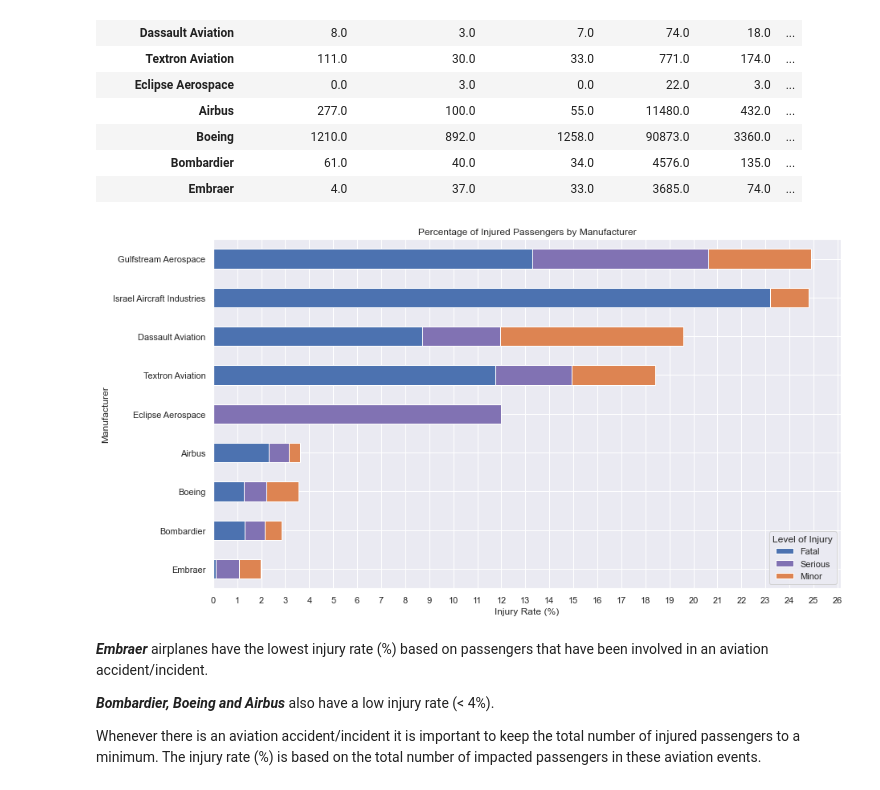
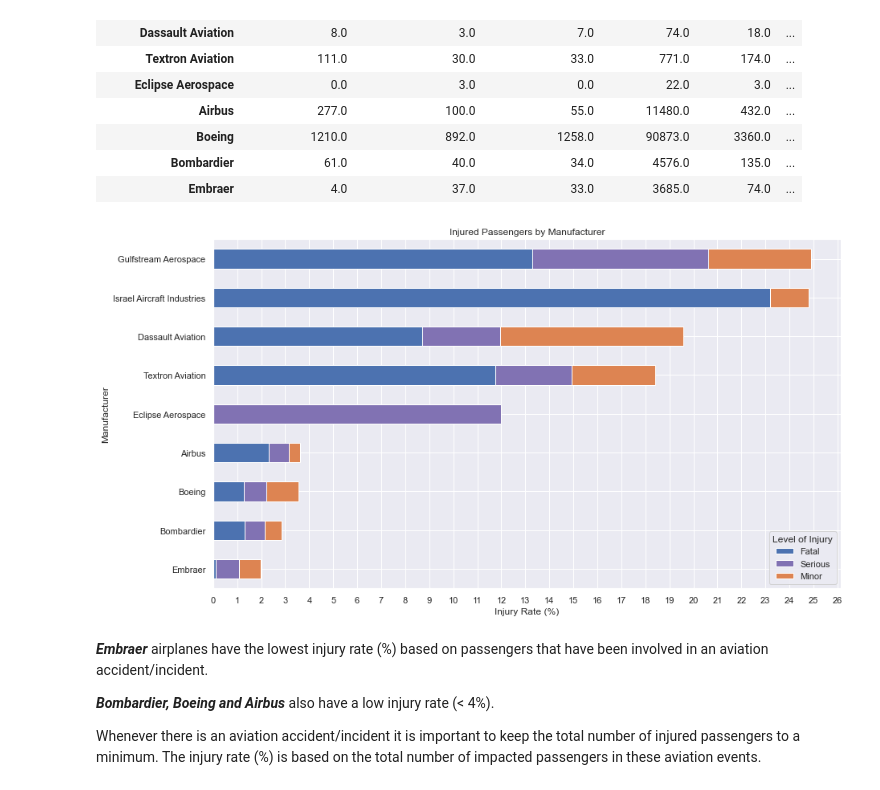
Before and after one commit to hfu-dev/safest-aircraft-analysis, a Jupyter notebook: final.ipynb, the cells around one changed output. Cells and saved outputs as stored; diff of their text form; code cells hidden in the pictures.

```diff
--- a/final.ipynb
+++ b/final.ipynb
@@ -463,21 +463,21 @@ df_injuries_sorted
 # %%
 # prepare injury rate data for the plot
 df_injuries_percents = df_injuries.sort_values(by='Injury Rate (%)', ascending=True)
 df_injuries_percents = df_injuries_percents[['Fatal Injury Rate (%)', 'Serious Injury Rate (%)',
                                              'Minor Injury Rate (%)']]
 df_injuries_percents.columns = df_injuries_percents.columns.str.replace(' Injury Rate \(%\)','')
 
 # plot injury rate data
 injury_rate_plot = df_injuries_percents.plot.barh(stacked=True, figsize=(14, 8), color=[default_palette[0],
                                                                                         default_palette[4],
                                                                                         default_palette[1]])
-injury_rate_plot.set_title('Percentage of Injured Passengers by Manufacturer')
+injury_rate_plot.set_title('Injured Passengers by Manufacturer')
 injury_rate_plot.set_xlabel('Injury Rate (%)')
 injury_rate_plot.set_ylabel('Manufacturer')
 injury_rate_plot.legend(title='Level of Injury')
 injury_rate_plot.xaxis.set_major_locator(ticker.MultipleLocator(1));
 # %% [output]
-[figure, old version]
+[figure, new version]
 # %% [markdown]
 ***Embraer*** airplanes have the lowest injury rate (%) based on passengers that have been involved in an aviation accident/incident.
 
```
Also changed, not shown: parts of 8 cells of this notebook.
